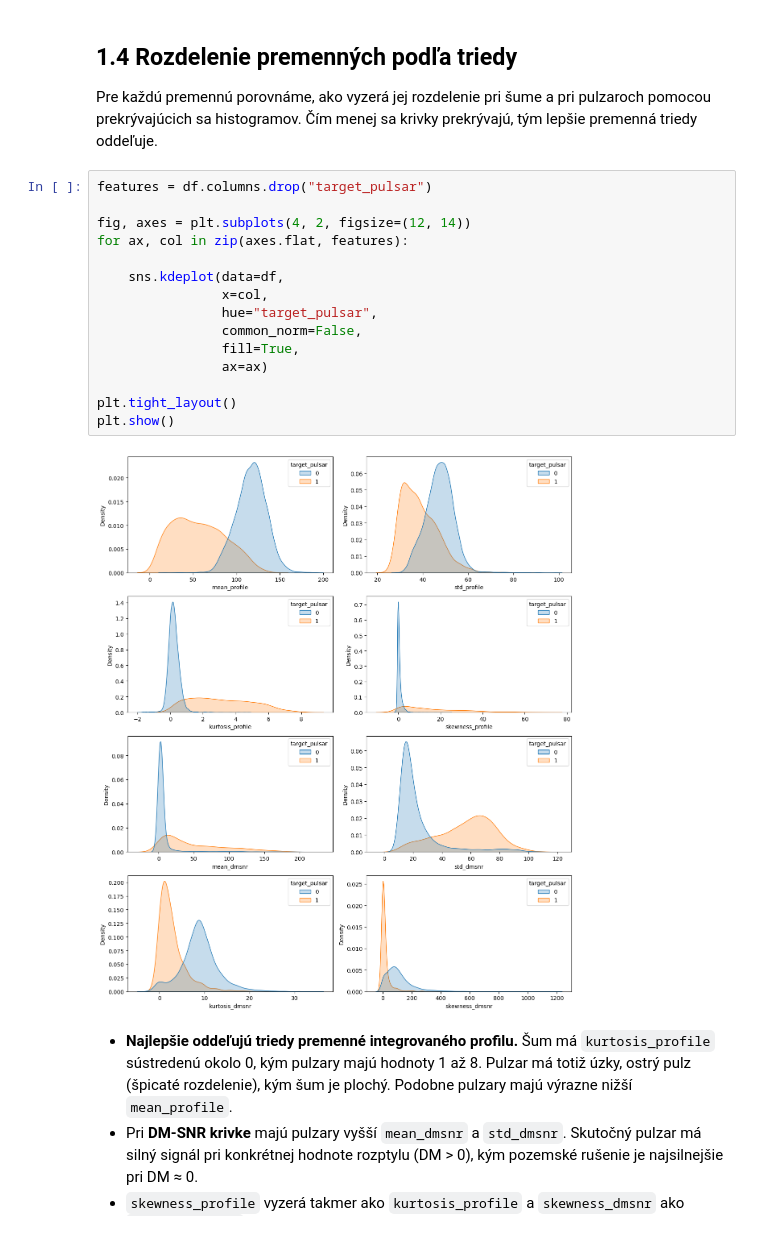
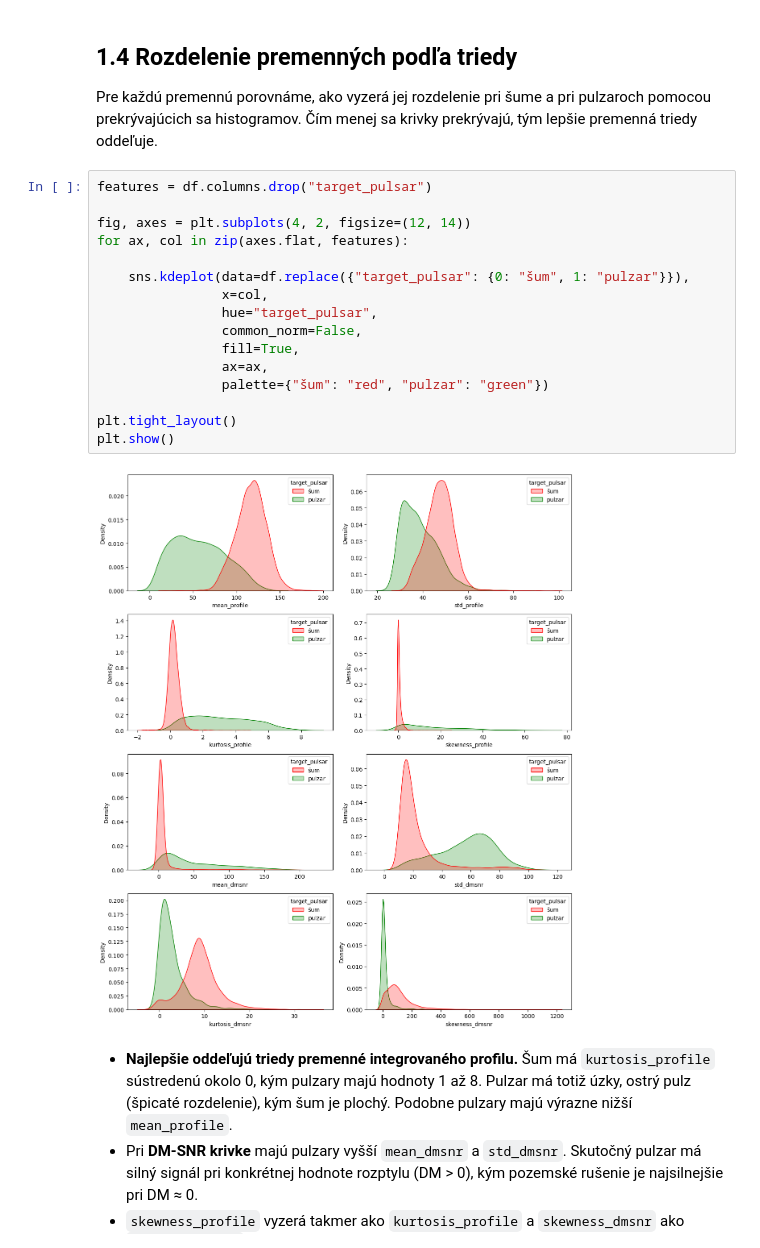
Before and after one commit to SimonaBednarikova/ML_pulsar_projekt_S1_r1, a Jupyter notebook: pulzary_projekt.ipynb, the cells around one changed output. Drawn from its saved outputs; the diff is of its cells as text.

```diff
--- a/pulzary_projekt.ipynb
+++ b/pulzary_projekt.ipynb
@@ -226,20 +227,21 @@ Pre každú premennú porovnáme, ako vyzerá jej rozdelenie pri šume a pri pul
 # %%
 features = df.columns.drop("target_pulsar")
 
 fig, axes = plt.subplots(4, 2, figsize=(12, 14))
 for ax, col in zip(axes.flat, features):
 
-    sns.kdeplot(data=df,
+    sns.kdeplot(data=df.replace({"target_pulsar": {0: "šum", 1: "pulzar"}}),
                 x=col,
                 hue="target_pulsar",
                 common_norm=False,
                 fill=True,
-                ax=ax)
+                ax=ax,
+                palette={"šum": "red", "pulzar": "green"})
 
 plt.tight_layout()
 plt.show()
 # %% [output]
-[figure, old version]
+[figure, new version]
 # %% [markdown]
 * **Najlepšie oddeľujú triedy premenné integrovaného profilu.** Šum má `kurtosis_profile` sústredenú okolo 0, kým pulzary majú hodnoty 1 až 8. Pulzar má totiž úzky, ostrý pulz (špicaté rozdelenie), kým šum je plochý. Podobne pulzary majú výrazne nižší `mean_profile`.
 * Pri **DM-SNR krivke** majú pulzary vyšší `mean_dmsnr` a `std_dmsnr`. Skutočný pulzar má silný signál pri konkrétnej hodnote rozptylu (DM > 0), kým pozemské rušenie je najsilnejšie pri DM ≈ 0.
```
Also changed, not shown: parts of 5 cells of this notebook.
